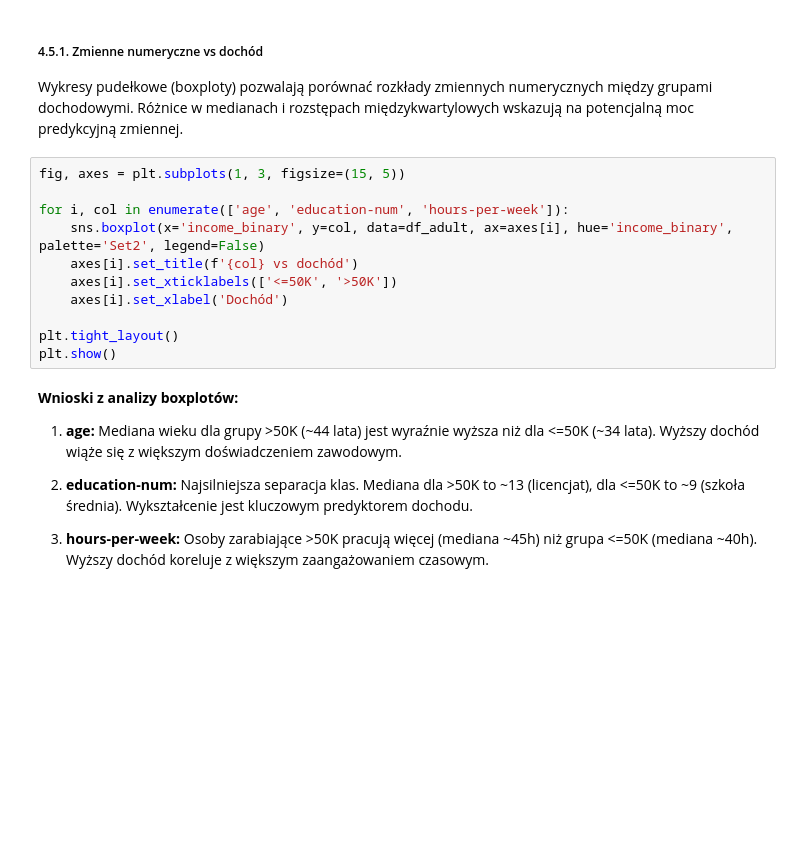
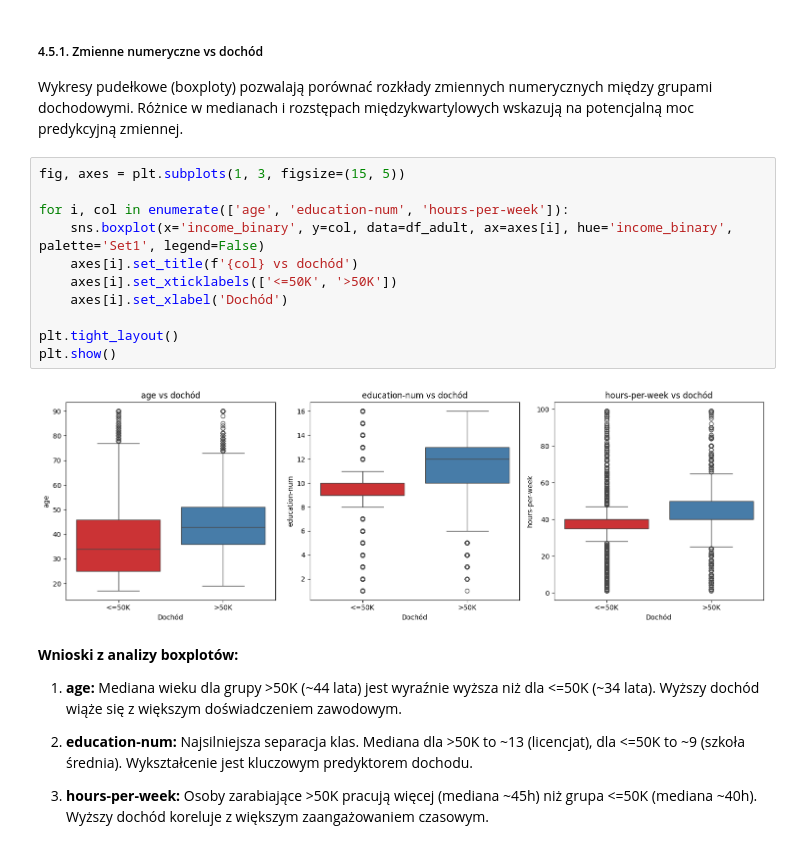
Before and after one commit to hoanganhlinh/SRD-projekt, a Jupyter notebook: adult-classification.ipynb, the cells around one changed output. Saved outputs shown, nothing was run; the diff lists cells and outputs as text; blank space fills up the shorter version.

```diff
--- a/adult-classification.ipynb
+++ b/adult-classification.ipynb
@@ -357,14 +654,16 @@ Wykresy pudełkowe (boxploty) pozwalają porównać rozkłady zmiennych numerycz
 # %%
 fig, axes = plt.subplots(1, 3, figsize=(15, 5))
 
 for i, col in enumerate(['age', 'education-num', 'hours-per-week']):
-    sns.boxplot(x='income_binary', y=col, data=df_adult, ax=axes[i], hue='income_binary', palette='Set2', legend=False)
+    sns.boxplot(x='income_binary', y=col, data=df_adult, ax=axes[i], hue='income_binary', palette='Set1', legend=False)
     axes[i].set_title(f'{col} vs dochód')
     axes[i].set_xticklabels(['<=50K', '>50K'])
     axes[i].set_xlabel('Dochód')
 
 plt.tight_layout()
 plt.show()
+# %% [output]
+[figure, added]
 # %% [markdown]
 **Wnioski z analizy boxplotów:**
 
```
Also changed, not shown: parts of 41 cells of this notebook.
